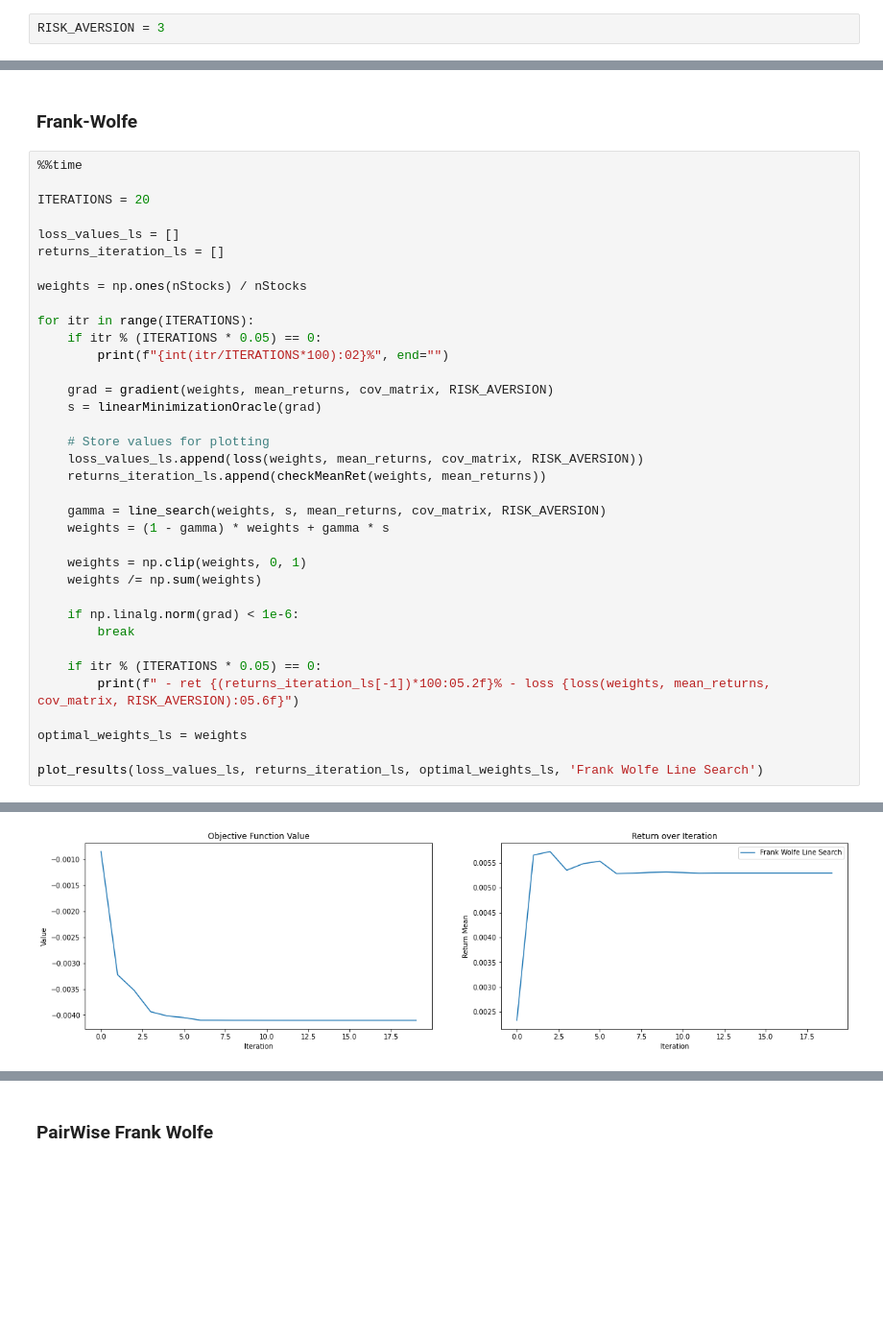
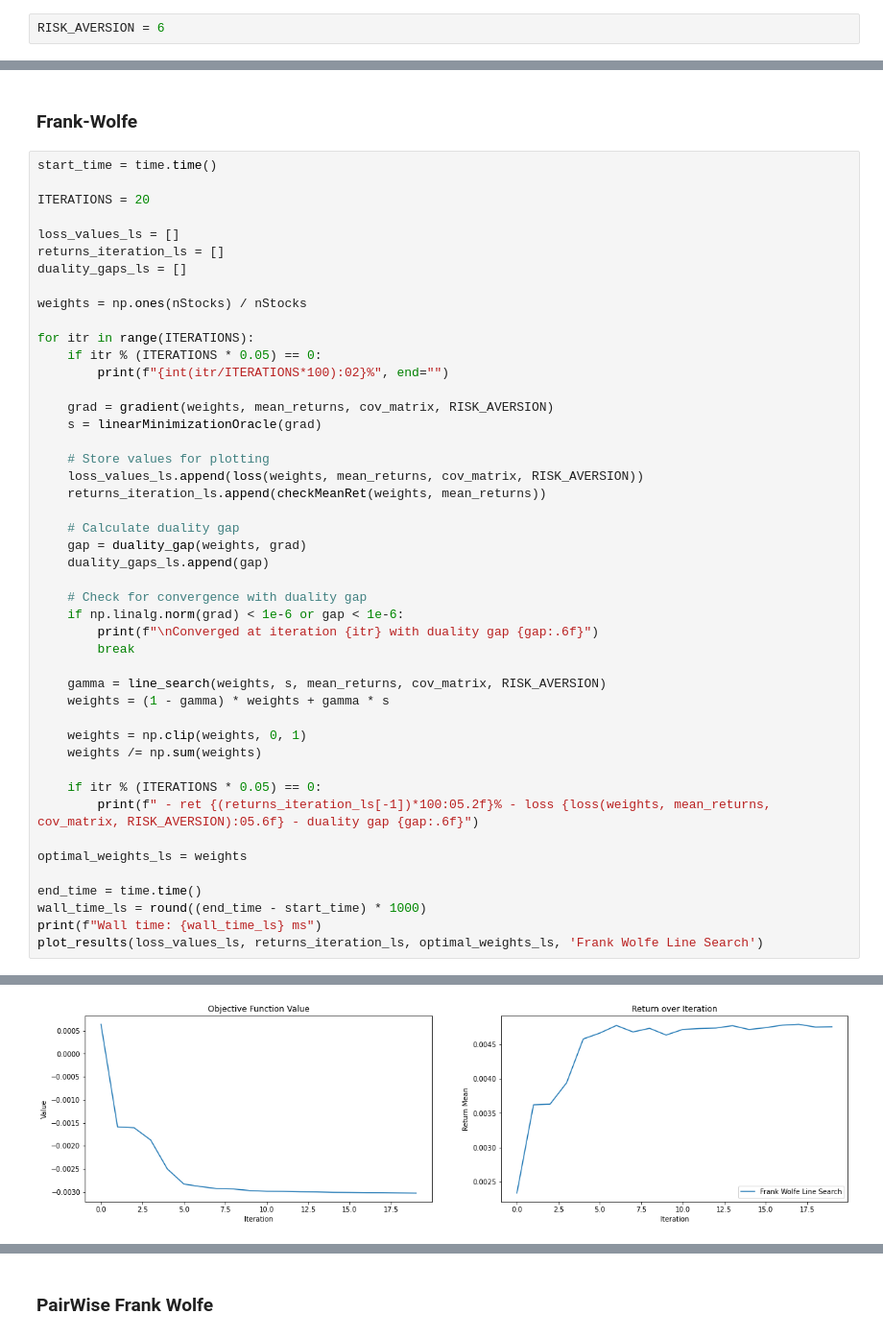
Before and after one commit to RobEngin/Methods-for-Portfolio-Optimization, a Jupyter notebook: opt-project.ipynb, the cells around one changed output, grey strips where cells are left out. Shown: that part at 96% size. Saved outputs shown, nothing was run; the diff lists cells and outputs as text; blank space fills up the shorter version.

```diff
--- a/opt-project.ipynb
+++ b/opt-project.ipynb
@@ -291,7 +292,7 @@ def gradient(weights, ret_mean, cov, RISK_AVERSION):
 # %% [markdown]
 ## Frank-Wolfe and Pairwise Frank-Wolfe over the Markowitz portfolio problems
 # %%
-RISK_AVERSION = 3
+RISK_AVERSION = 6
 # %%
 # Linear Minimization Oracle (LMO)
 def linearMinimizationOracle(grad):
@@ -313,12 +314,13 @@ def duality_gap(weights, grad):
 # %% [markdown]
 ### Frank-Wolfe
 # %%
-%%time
+start_time = time.time()
 
 ITERATIONS = 20
 
 loss_values_ls = []
 returns_iteration_ls = []
+duality_gaps_ls = []
 
 weights = np.ones(nStocks) / nStocks
 
@@ -333,19 +335,28 @@ for itr in range(ITERATIONS):
     loss_values_ls.append(loss(weights, mean_returns, cov_matrix, RISK_AVERSION))
     returns_iteration_ls.append(checkMeanRet(weights, mean_returns))
 
+    # Calculate duality gap
+    gap = duality_gap(weights, grad)
+    duality_gaps_ls.append(gap)
+
+    # Check for convergence with duality gap
+    if np.linalg.norm(grad) < 1e-6 or gap < 1e-6:
+        print(f"\nConverged at iteration {itr} with duality gap {gap:.6f}")
+        break
+
     gamma = line_search(weights, s, mean_returns, cov_matrix, RISK_AVERSION)
     weights = (1 - gamma) * weights + gamma * s
 
     weights = np.clip(weights, 0, 1)
     weights /= np.sum(weights)
 
-    if np.linalg.norm(grad) < 1e-6:
-        break
-
     if itr % (ITERATIONS * 0.05) == 0:
-        print(f" - ret {(returns_iteration_ls[-1])*100:05.2f}% - loss {loss(weights, mean_returns, cov_matrix, RISK_AVERSION):05.6f}")
+        print(f" - ret {(returns_iteration_ls[-1])*100:05.2f}% - loss {loss(weights, mean_returns, cov_matrix, RISK_AVERSION):05.6f} - duality gap {gap:.6f}")
 
 optimal_weights_ls = weights
 
+end_time = time.time()
+wall_time_ls = round((end_time - start_time) * 1000)
+print(f"Wall time: {wall_time_ls} ms")
 plot_results(loss_values_ls, returns_iteration_ls, optimal_weights_ls, 'Frank Wolfe Line Search')
 # %% [output]
@@ -369 +380 @@ Risk:  0.02 %
-[figure, old version]
+[figure, new version]
```
Also changed, not shown: parts of 15 cells of this notebook, 1 other file.
